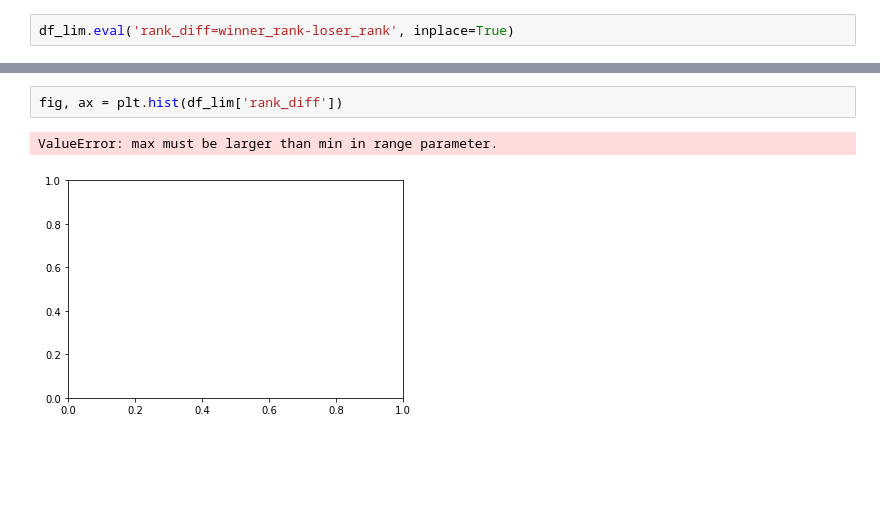
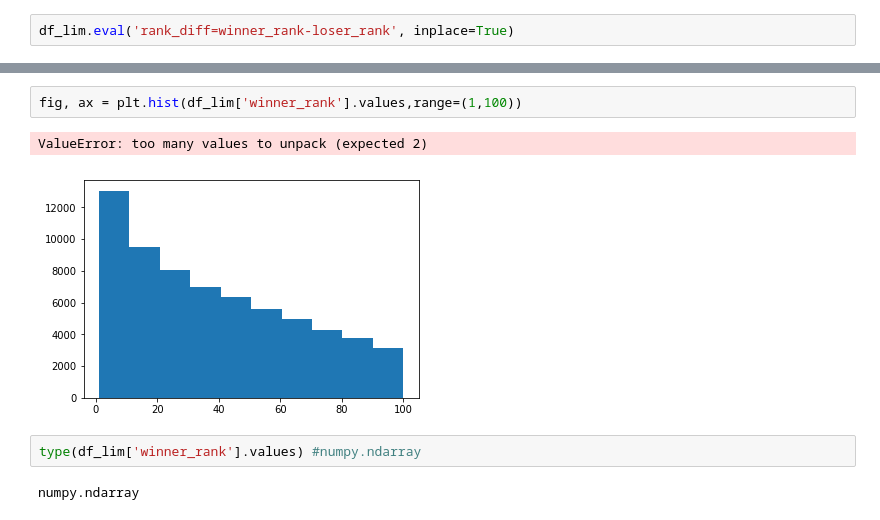
Before and after one commit to kuru0004/mens_tennis_outcomes, a Jupyter notebook: Capstone_tennis_atp_repo__by_Jeff_Sackmann_DataExplore.ipynb, the cells around one changed output, grey strips where cells are left out. Drawn from its saved outputs; the diff is of its cells as text; blank space fills up the shorter version.

```diff
--- a/Capstone_tennis_atp_repo__by_Jeff_Sackmann_DataExplore.ipynb
+++ b/Capstone_tennis_atp_repo__by_Jeff_Sackmann_DataExplore.ipynb
@@ -329,5 +317,9 @@ array([[<matplotlib.axes._subplots.AxesSubplot object at 0x...>,
 # %%
-fig, ax = plt.hist(df_lim['rank_diff'])
+fig, ax = plt.hist(df_lim['winner_rank'].values,range=(1,100))
 # %% [output]
-ValueError: max must be larger than min in range parameter.
+ValueError: too many values to unpack (expected 2)
-[figure, old version]
+[figure, new version]
+# %%
+type(df_lim['winner_rank'].values) #numpy.ndarray
+# %% [output]
+numpy.ndarray
```
Also changed, not shown: parts of 3 cells of this notebook.
